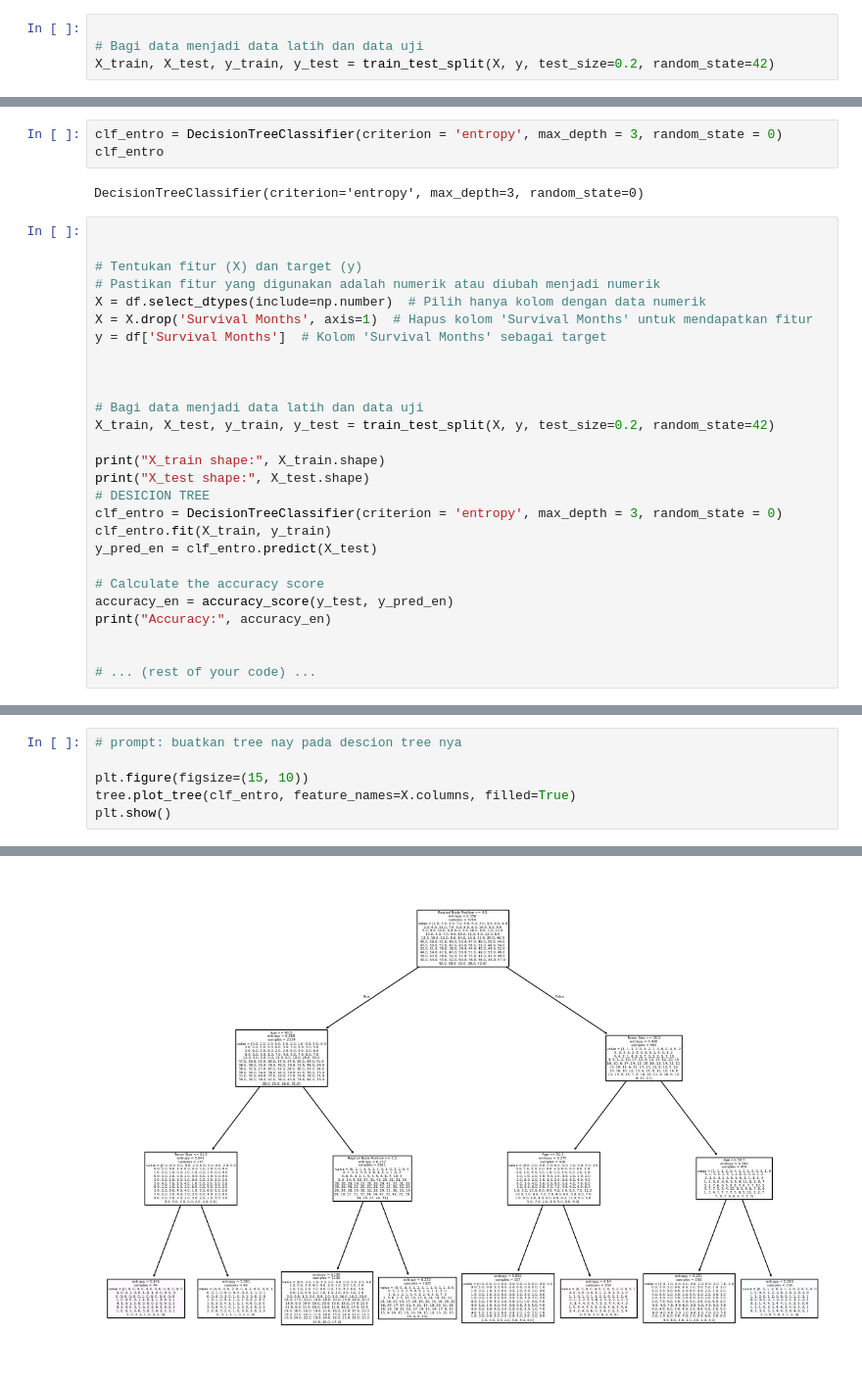
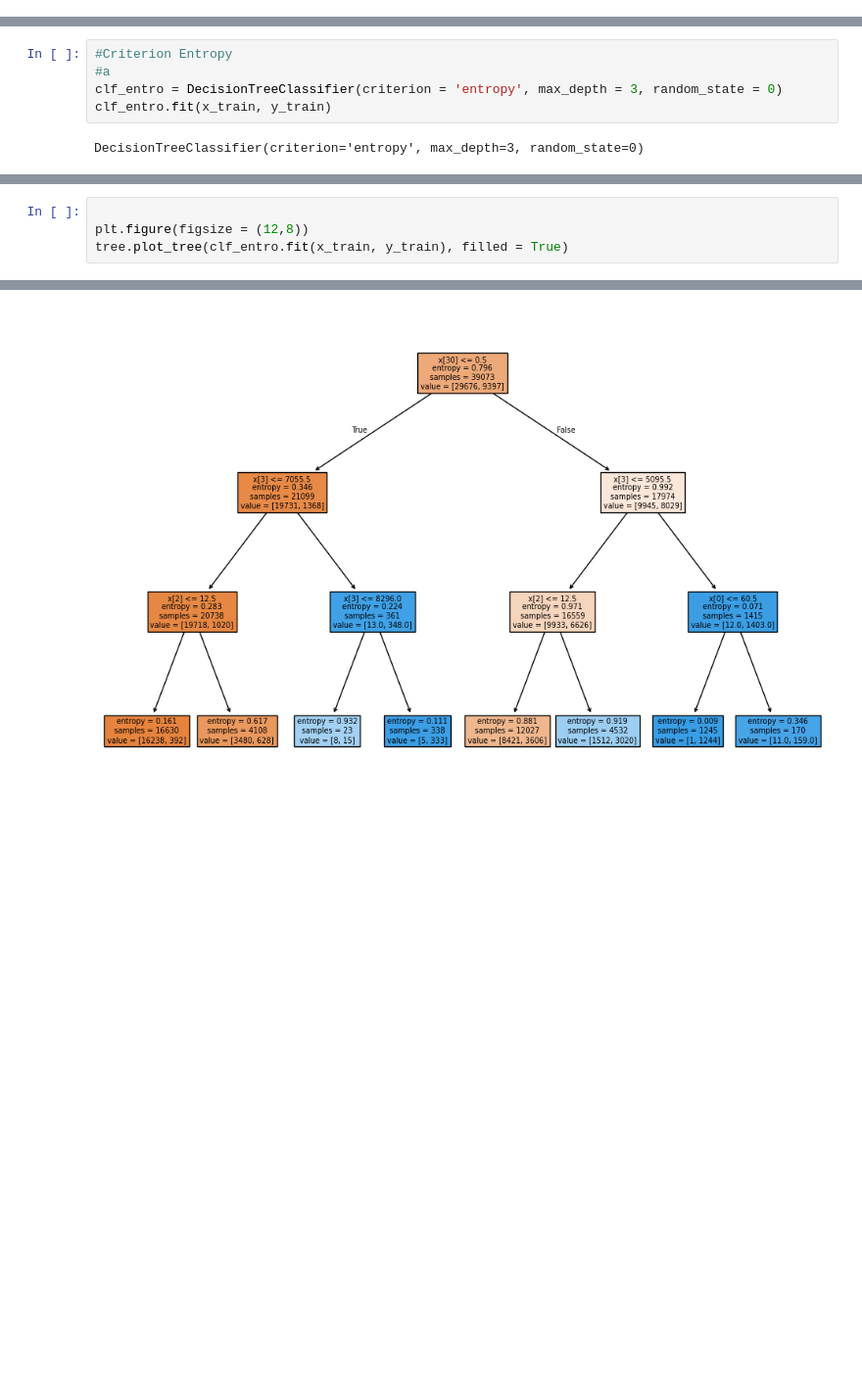
Before and after one commit to sergiohalim/data_mining-, a Jupyter notebook: Bernadus Sergio Halim-0706022210056-Week6-Adult.ipynb, the cells around one changed output, grey strips where cells are left out. Shown: that part at 98% size. Saved outputs shown, nothing was run; the diff lists cells and outputs as text; blank space fills up the shorter version.

```diff
--- a/Bernadus Sergio Halim-0706022210056-Week6-Adult.ipynb
+++ b/Bernadus Sergio Halim-0706022210056-Week6-Adult.ipynb
@@ -129,4 +119,0 @@ y = df['Survival Months']  # Kolom 'Survival Months' sebagai target
-# %%
-
-# Bagi data menjadi data latih dan data uji
-X_train, X_test, y_train, y_test = train_test_split(X, y, test_size=0.2, random_state=42)
@@ -143,32 +135,7 @@ DESICION TREE
 # %%
+#Criterion Entropy
+#a
 clf_entro = DecisionTreeClassifier(criterion = 'entropy', max_depth = 3, random_state = 0)
-clf_entro
+clf_entro.fit(x_train, y_train)
 # %% [output]
 DecisionTreeClassifier(criterion='entropy', max_depth=3, random_state=0)
-# %%
-
-
-# Tentukan fitur (X) dan target (y)
-# Pastikan fitur yang digunakan adalah numerik atau diubah menjadi numerik
-X = df.select_dtypes(include=np.number)  # Pilih hanya kolom dengan data numerik
-X = X.drop('Survival Months', axis=1)  # Hapus kolom 'Survival Months' untuk mendapatkan fitur
-y = df['Survival Months']  # Kolom 'Survival Months' sebagai target
-
-
-
-# Bagi data menjadi data latih dan data uji
-X_train, X_test, y_train, y_test = train_test_split(X, y, test_size=0.2, random_state=42)
-
-print("X_train shape:", X_train.shape)
-print("X_test shape:", X_test.shape)
-# DESICION TREE
-clf_entro = DecisionTreeClassifier(criterion = 'entropy', max_depth = 3, random_state = 0)
-clf_entro.fit(X_train, y_train)
-y_pred_en = clf_entro.predict(X_test)
-
-# Calculate the accuracy score
-accuracy_en = accuracy_score(y_test, y_pred_en)
-print("Accuracy:", accuracy_en)
-
-
-# ... (rest of your code) ...
@@ -186,7 +160,5 @@ Test set score: 0.0099
 # %%
-# prompt: buatkan tree nay pada descion tree nya
 
-plt.figure(figsize=(15, 10))
-tree.plot_tree(clf_entro, feature_names=X.columns, filled=True)
-plt.show()
+plt.figure(figsize = (12,8))
+tree.plot_tree(clf_entro.fit(x_train, y_train), filled = True)
 # %% [output]
@@ -193 +182 @@ plt.show()
-[figure, old version]
+[figure, new version]
```
Also changed, not shown: parts of 27 cells of this notebook.
